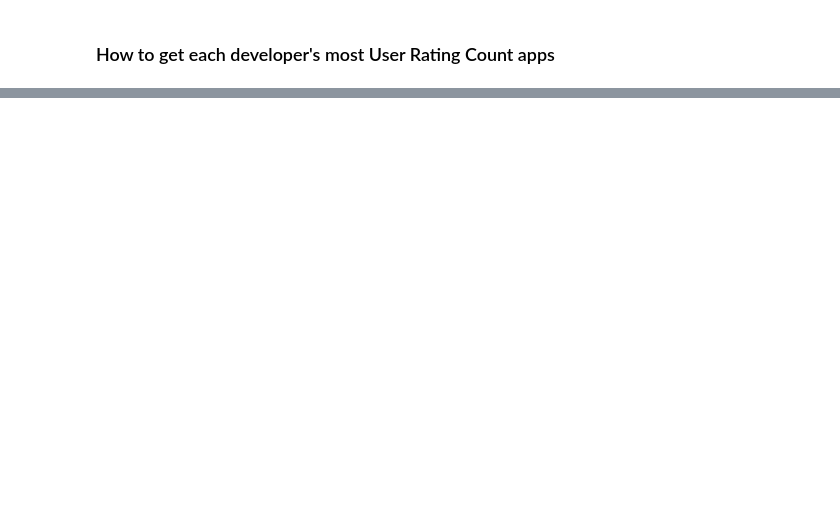
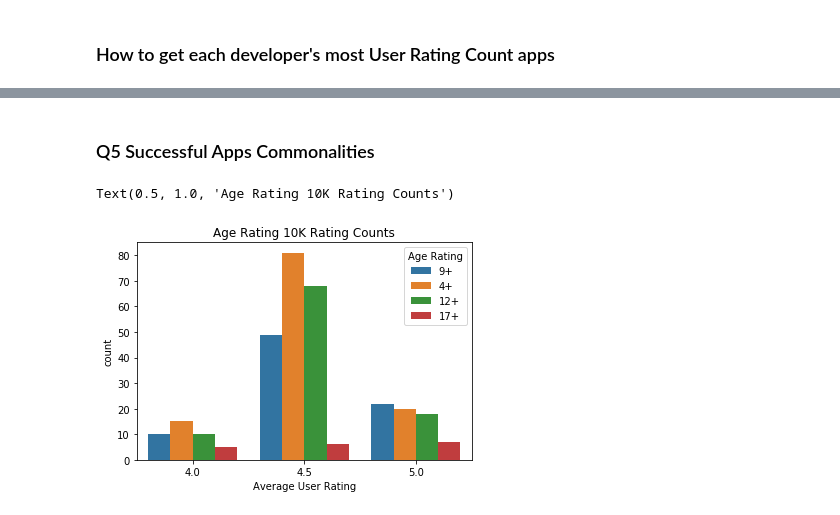
Before and after one commit to SamuelFolledo/DS1.1-Data-Analysis-And-Visualization, a Jupyter notebook: FinalProject/Mobile Strategy Games Analysis.ipynb, the cells around one changed output, grey strips where cells are left out. Cells and saved outputs as stored; diff of their text form; code cells hidden in the pictures; blank space fills up the shorter version.

```diff
--- a/FinalProject/Mobile Strategy Games Analysis.ipynb
+++ b/FinalProject/Mobile Strategy Games Analysis.ipynb
@@ -545,0 +550,10 @@ Name: Primary Genre, dtype: int64
+# %% [markdown]
+### Q5 Successful Apps Commonalities
+# %%
+ten_k_rates = df[(df["Average User Rating"] >= 4) & (df["User Rating Count"] > 10000)]
+plot = sns.countplot(x="Average User Rating", hue="Age Rating", data=ten_k_rates)
+# plot = sns.countplot(x="Age Rating", hue="Average User Rating", data=top_5_devs)
+plot.set_title("Age Rating 10K Rating Counts")
+# %% [output]
+Text(0.5, 1.0, 'Age Rating 10K Rating Counts')
+[figure, added]
```
Also changed, not shown: parts of 15 cells of this notebook.
